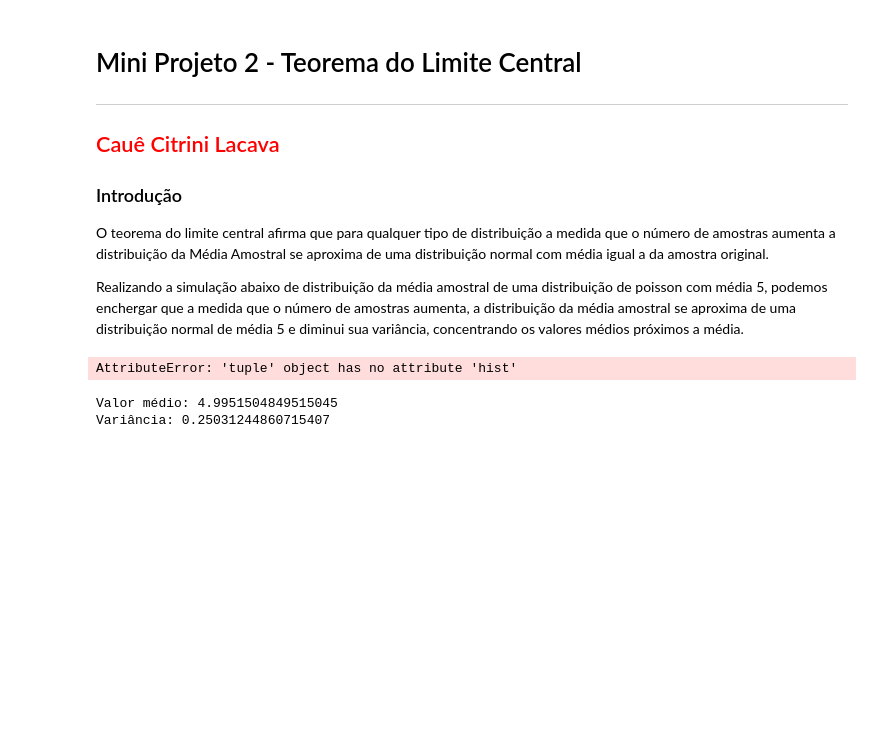
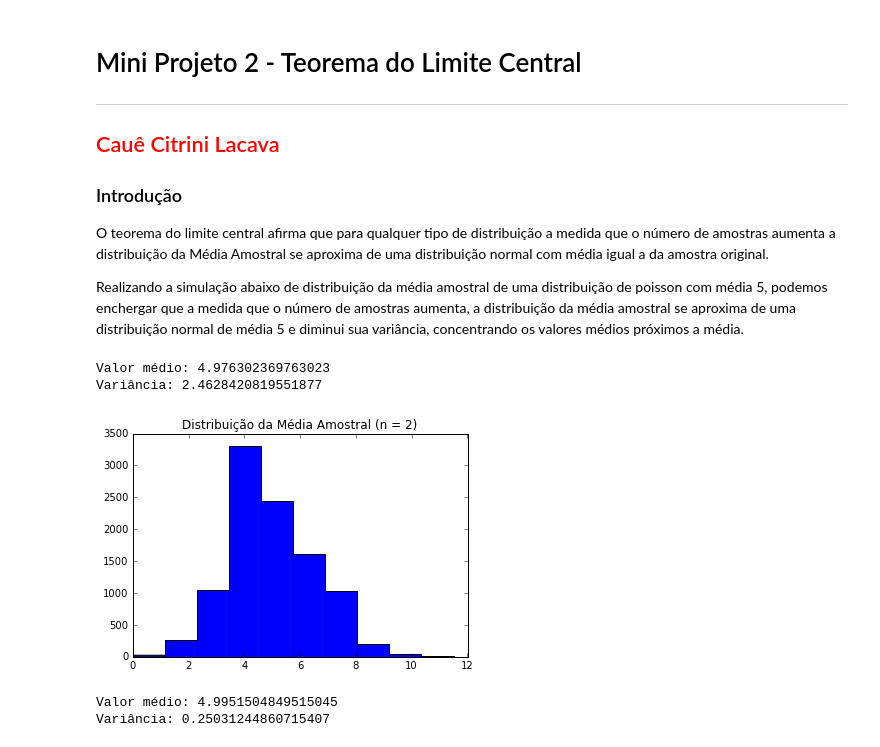
Before and after one commit to CaueCitrini/CD, a Jupyter notebook: MiniProjeto2/MiniProjeto 2.ipynb, the cells around one changed output. Cells and saved outputs as stored; diff of their text form; code cells hidden in the pictures; blank space fills up the shorter version.

```diff
--- a/MiniProjeto2/MiniProjeto 2.ipynb
+++ b/MiniProjeto2/MiniProjeto 2.ipynb
@@ -26,19 +26,21 @@ var = np.var(r)
 # %%
 n = 2
 vmean = []
 for i in range (0,10001):
     valores = np.random.choice(r,n)
     vmean.append(np.mean(valores))
 
-plot.hist(vmean)
+plt.hist(vmean)
 plt.title("Distribuição da Média Amostral (n = {0})" .format(n))
 
 media = np.mean(vmean)
 variancia = np.var(vmean)
 print("Valor médio: {0}" .format(media))
 print("Variância: {0}" .format(variancia))
 # %% [output]
-AttributeError: 'tuple' object has no attribute 'hist'
+Valor médio: 4.976302369763023
+Variância: 2.4628420819551877
+[figure, added]
 # %%
 n = 20
 vmean = []
```
Also changed, not shown: parts of 1 cell of this notebook.
